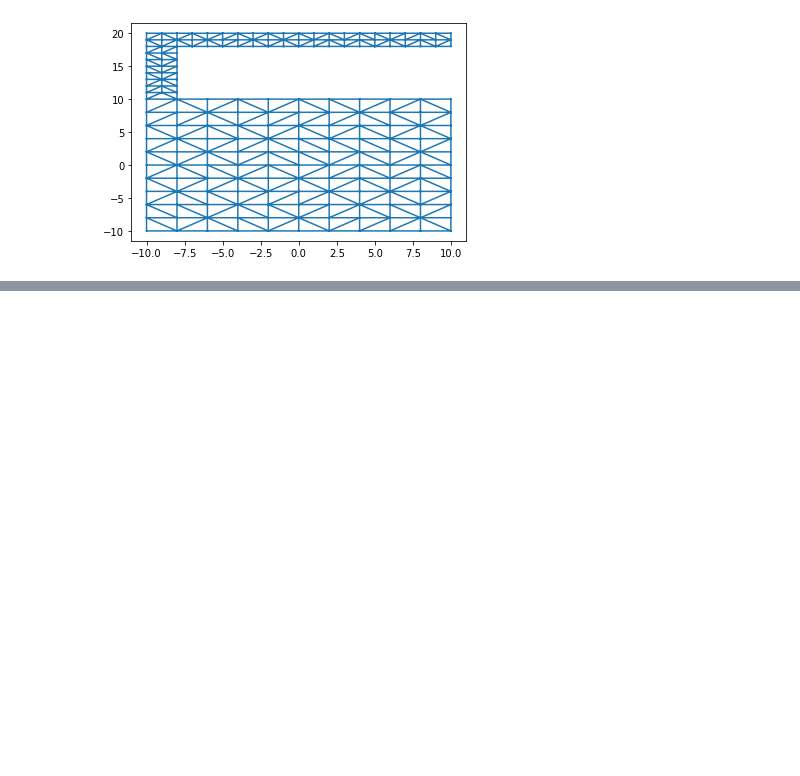
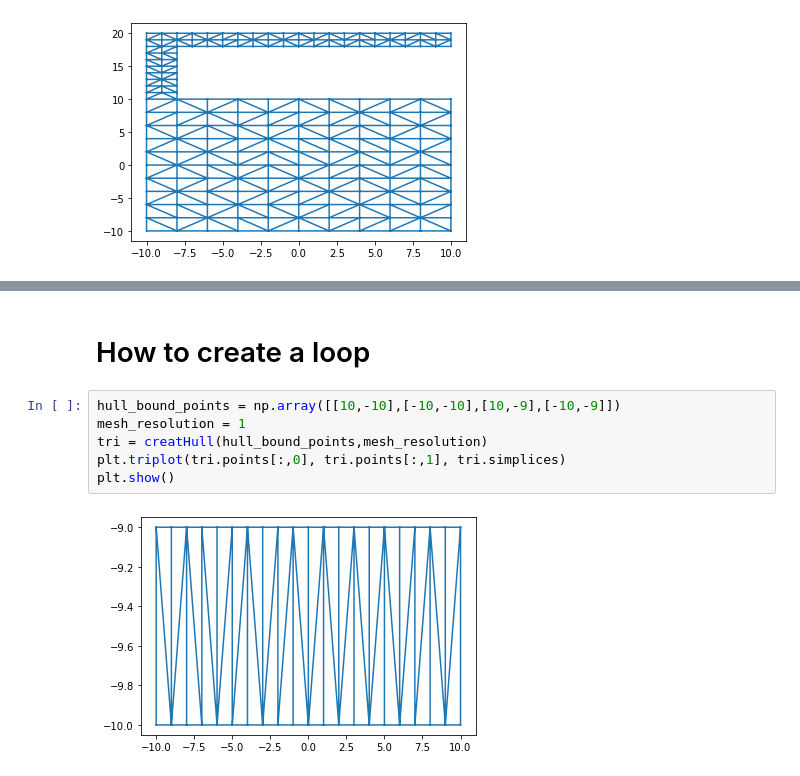
Before and after one commit to Khainguyen1349/MoMPython_KN, a Jupyter notebook: MeshingDelaunay_extension_compact.ipynb, the cells around one changed output, grey strips where cells are left out. Cells and saved outputs as stored; diff of their text form; blank space fills up the shorter version.

```diff
--- a/MeshingDelaunay_extension_compact.ipynb
+++ b/MeshingDelaunay_extension_compact.ipynb
@@ -56,0 +88,10 @@ plt.show()
+# %% [markdown]
+# How to create a loop
+# %%
+hull_bound_points = np.array([[10,-10],[-10,-10],[10,-9],[-10,-9]])
+mesh_resolution = 1
+tri = creatHull(hull_bound_points,mesh_resolution)
+plt.triplot(tri.points[:,0], tri.points[:,1], tri.simplices)
+plt.show()
+# %% [output]
+[figure, added]
```
Also changed, not shown: parts of 10 cells of this notebook, 1 other file.
